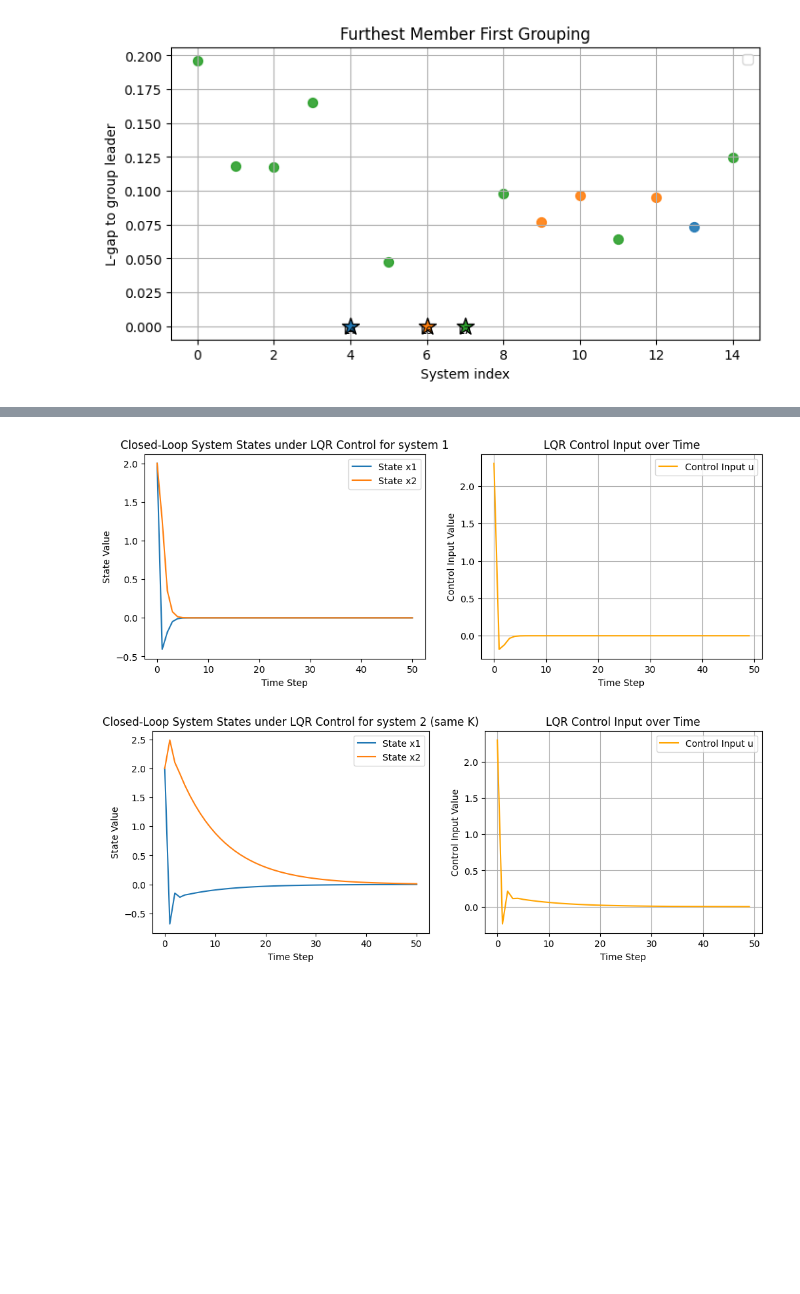
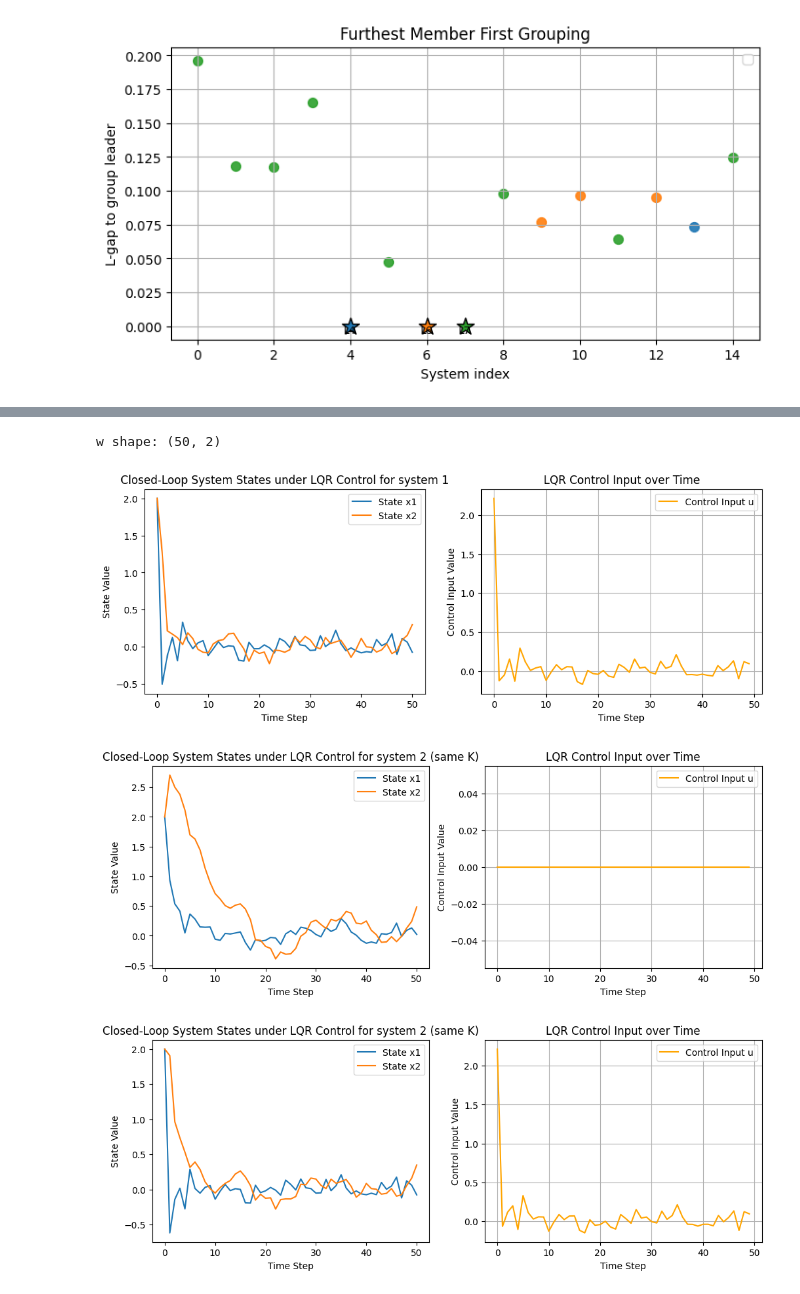
Before and after one commit to PeilinZhang/4YP, a Jupyter notebook: Grouping.ipynb, the cells around one changed output, grey strips where cells are left out. Drawn from its saved outputs; the diff is of its cells as text; code cells hidden in the pictures; blank space fills up the shorter version.

```diff
--- a/Grouping.ipynb
+++ b/Grouping.ipynb
@@ -664,11 +680,15 @@ R = np.eye(1)*0.1
 T_d = 20  #data length for LQR
 
 U0 = u[0:T_d].T        # shape (m, T)  == U_{0,1,T}
-X0 = stored_x[0][0:T_d, :].T # shape (n, T)  == X_{0,T}
-X1 = stored_x[0][1:T_d+1, :].T # shape (n, T)  == X_{1,T}
+X0 = stored_x[7][0:T_d, :].T # shape (n, T)  == X_{0,T}
+X1 = stored_x[7][1:T_d+1, :].T # shape (n, T)  == X_{1,T}
 
 # simulate closed loop system. Assumed using system 1 where A is a 2x2 matrix
 N = 50 #number of control steps
+#disturbance
+w = np.random.randn(N, 2).reshape(-1, 2) * 0.1
+print("w shape:", w.shape)
+
 x0 = np.array([[2],[2]]) #initial state
 x_cl = np.zeros((N+1, x0.shape[0], x0.shape[1]))
 x_cl[0, :, :] = x0 #initial state
@@ -676,9 +696,13 @@ xf = np.array([[0],[0]]) #desired state
 u_cl = np.zeros((N, R.shape[0], 1))
 K_control = controllers.DataLQRcontroller(U0, X0, X1, Q, R)
 # K_control = np.array([[2, 1]])  #test with wrong controller
+
 for k in range(N):
     u_control = -K_control @ (x_cl[k] - xf)
-    x_cl[k+1] = stored_A[0] @ x_cl[k] + stored_B[0] @ u_control
+    # u_control = np.zeros((1, 1))
+    #add disturbance
+    x_cl[k+1] = stored_A[7] @ x_cl[k] + stored_B[7] @ u_control
+    x_cl[k+1] += w[k].reshape(-1, 1)
     u_cl[k] = u_control
 
 # Plot results
@@ -694,37 +718,61 @@ plt.subplot(1,2,2)
 plt.plot(range(N), -u_cl[:,0,0], label='Control Input u', color='orange')
 plt.title('LQR Control Input over Time')
 plt.xlabel('Time Step')
 plt.ylabel('Control Input Value')
 plt.legend()
 plt.grid()
 plt.show()
 
-#use same controller on system 2
+#system 2
 for k in range(N):
-    u_control = -K_control @ (x_cl[k] - xf)
-    x_cl[k+1] = stored_A[6] @ x_cl[k] + stored_B[6] @ u_control
+    # u_control = -K_control @ (x_cl[k] - xf)
+    u_control = np.zeros((1, 1))
+    x_cl[k+1] = stored_A[1] @ x_cl[k] + stored_B[1] @ u_control + w[k].reshape(-1, 1)
     u_cl[k] = u_control
 
 # Plot results
 plt.figure(figsize=(12,4))
 plt.subplot(1,2,1)
 plt.plot(x_cl[:,0,0], label='State x1')
 plt.plot(x_cl[:,1,0], label='State x2')
 plt.title('Closed-Loop System States under LQR Control for system 2 (same K)')
 plt.xlabel('Time Step')
 plt.ylabel('State Value')
 plt.legend()
 plt.subplot(1,2,2)
 plt.plot(range(N), -u_cl[:,0,0], label='Control Input u', color='orange')
 plt.title('LQR Control Input over Time')
 plt.xlabel('Time Step')
 plt.ylabel('Control Input Value')
 plt.legend()
 plt.grid()
 plt.show()
 
-#TODO: dot z = x; check data based I controller (for 4yp)
-#TODO: specify multiple groups
+#use same controller on system 2
+for k in range(N):
+    u_control = -K_control @ (x_cl[k] - xf)
+    x_cl[k+1] = stored_A[1] @ x_cl[k] + stored_B[1] @ u_control + w[k].reshape(-1, 1)
+    u_cl[k] = u_control
+
+# Plot results
+plt.figure(figsize=(12,4))
+plt.subplot(1,2,1)
+plt.plot(x_cl[:,0,0], label='State x1')
+plt.plot(x_cl[:,1,0], label='State x2')
+plt.title('Closed-Loop System States under LQR Control for system 2 (same K)')
+plt.xlabel('Time Step')
+plt.ylabel('State Value')
+plt.legend()
+plt.subplot(1,2,2)
+plt.plot(range(N), -u_cl[:,0,0], label='Control Input u', color='orange')
+plt.title('LQR Control Input over Time')
+plt.xlabel('Time Step')
+plt.ylabel('Control Input Value')
+plt.legend()
+plt.grid()
+plt.show()
 # %% [output]
+w shape: (50, 2)
-[figure, old version]
+[figure, new version]
-[figure, old version]
+[figure, new version]
+[figure, added]
```
Also changed, not shown: parts of 9 cells of this notebook.
